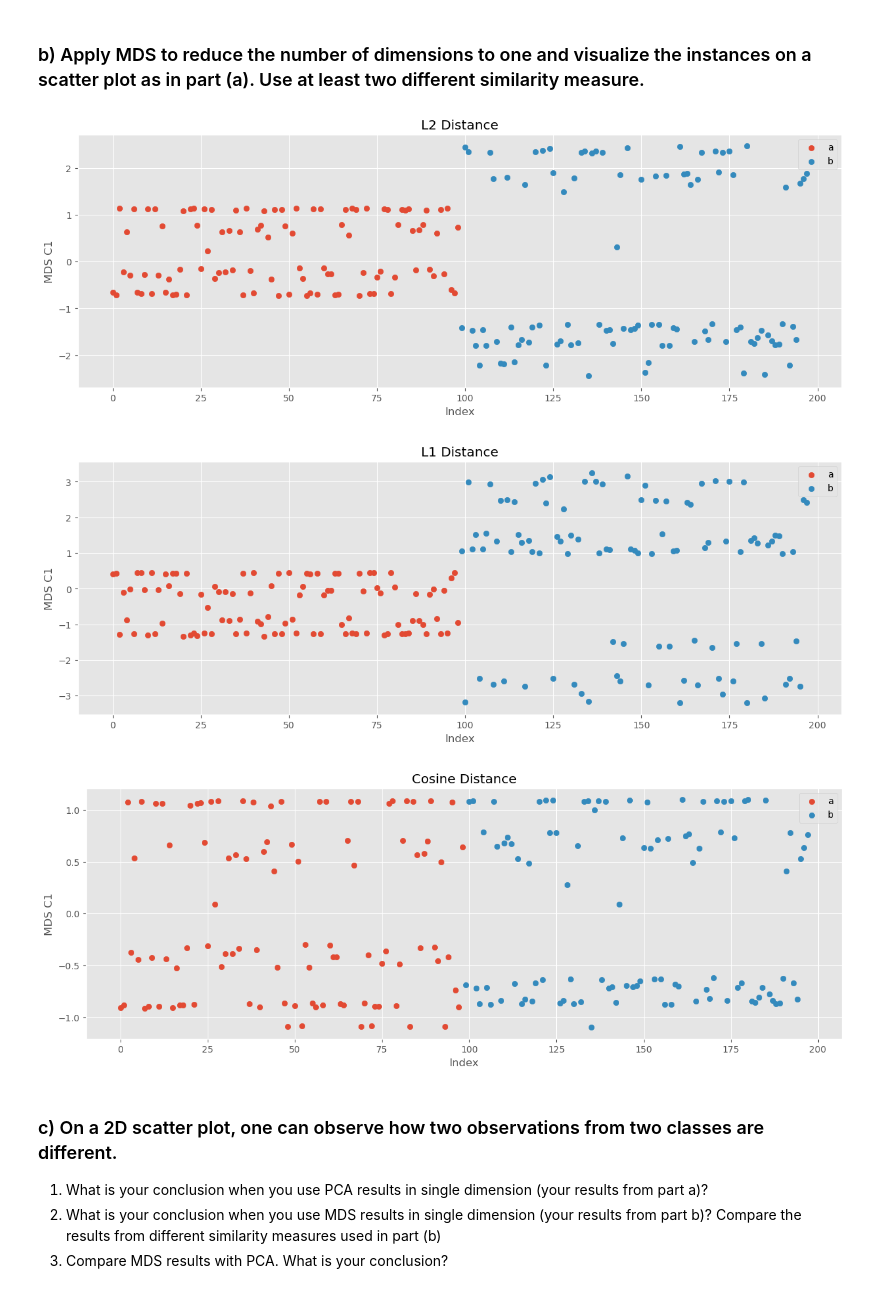
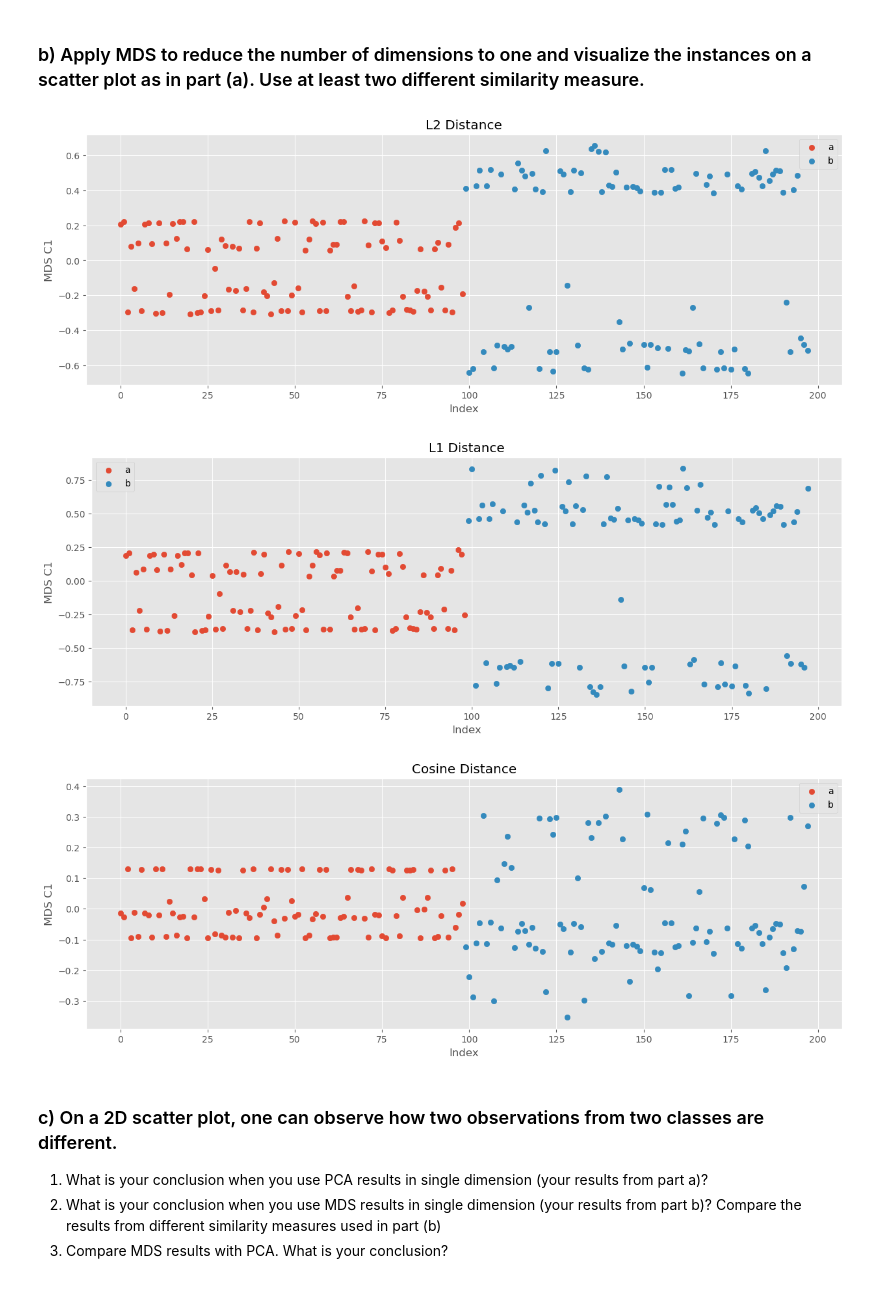
Before and after one commit to BU-IE-582/fall21-harunkivril, a Jupyter notebook: HW2/HW2-Dimensionality Reduction.ipynb, the cells around one changed output. Saved outputs shown, nothing was run; the diff lists cells and outputs as text; code cells hidden in the pictures.

```diff
--- a/HW2/HW2-Dimensionality Reduction.ipynb
+++ b/HW2/HW2-Dimensionality Reduction.ipynb
@@ -74,35 +73,36 @@ plt.show()
 # %%
 from sklearn.manifold import MDS
 from sklearn.metrics.pairwise import euclidean_distances, manhattan_distances, cosine_distances
 
 X = data[["X1", "X2"]].values
+X = scaler.fit_transform(X)
 l2_dist_matrix = euclidean_distances(X)
 l1_dist_matrix = manhattan_distances(X)
 cos_dist_matrix = cosine_distances(X)
 
 matrices = (l2_dist_matrix, l1_dist_matrix, cos_dist_matrix)
 names = ("L2 Distance", "L1 Distance", "Cosine Distance")
 
 for dist, name in zip(matrices, names):
     mds = MDS(n_components=1, dissimilarity="precomputed")
     mds_dim = mds.fit_transform(dist)
 
     col_name =f"mds_dim_{name}"
     data[col_name] = mds_dim
 
     plt.figure(figsize=(15,5))
     for cls in data["class"].unique():
         temp = data[data["class"] == cls]
         plt.scatter(temp.index, temp[col_name], label=cls)
     plt.xlabel("Index")
     plt.ylabel("MDS C1")
     plt.legend()
     plt.title(name)
     plt.show()
 # %% [output]
-[figure, old version]
+[figure, new version]
-[figure, old version]
+[figure, new version]
-[figure, old version]
+[figure, new version]
 # %% [markdown]
 ### c) On a 2D scatter plot, one can observe how two observations from two classes are different.
 1. What is your conclusion when you use PCA results in single dimension (your results from part a)?
```
Also changed, not shown: parts of 29 cells of this notebook, 2 other files.
